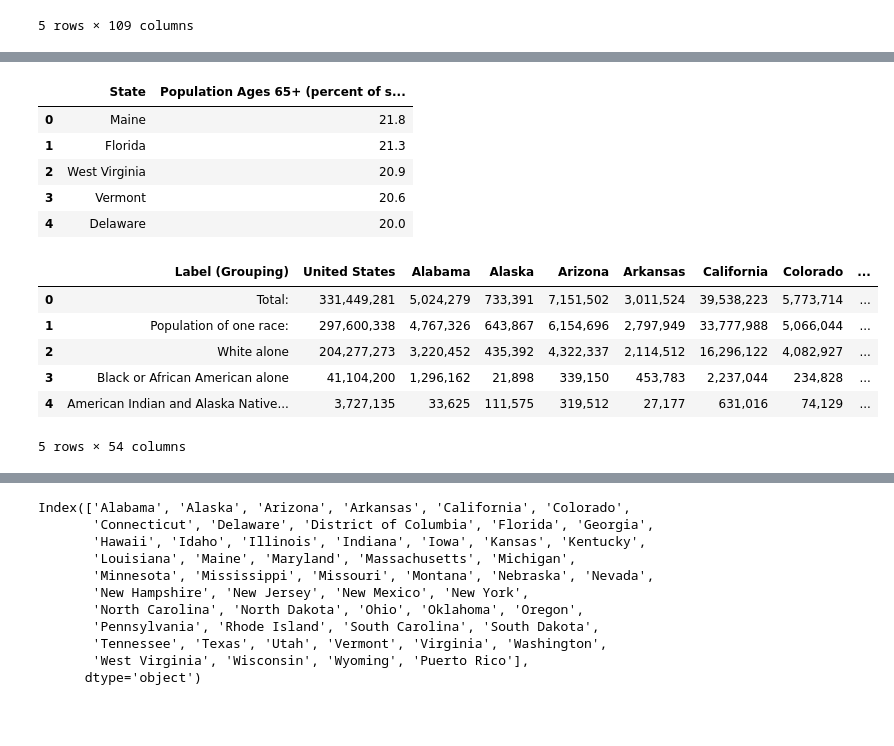
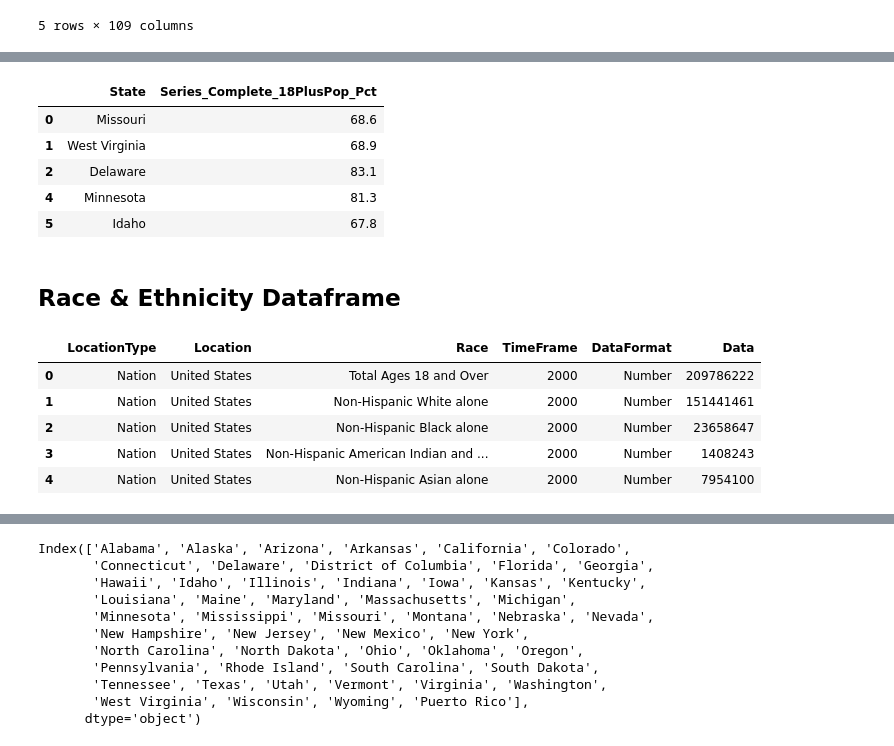
Before and after one commit to meeyoungPH/covid-deep-dive, a Jupyter notebook: long_covid/long_covid.ipynb, the cells around one changed output, grey strips where cells are left out. Drawn from its saved outputs; the diff is of its cells as text; code cells hidden in the pictures; blank space fills up the shorter version.

```diff
--- a/long_covid/long_covid.ipynb
+++ b/long_covid/long_covid.ipynb
@@ -189,31 +180,24 @@ See the caveats in the documentation: https://pandas.pydata.org/pandas-docs/stab
 # %%
 # Remove rows with zero values
-m_vaccination_df= m_vaccination_df[m_vaccination_df['Series_Complete_18PlusPop_Pct'] != 0]
-# m_vaccination_df
+m_vaccination_df= vaccination_df[vaccination_df['Series_Complete_18PlusPop_Pct'] != 0]
+m_vaccination_df.head()
+# %% [output]
+|  | State | Series_Complete_18PlusPop_Pct |
+| 0 | Missouri | 68.6 |
+| 1 | West Virginia | 68.9 |
+| 2 | Delaware | 83.1 |
+| 4 | Minnesota | 81.3 |
+| 5 | Idaho | 67.8 |
-# %%
-# Read the 65+ age file and store into Pandas DataFrames
-age_df = pd.read_csv("Resources/2020_census_age 65_ or_older.csv")
-age_df.head()
-
-# Create the dataframe with desired columns
-m_age_df = age_df[["State", "Population Ages 65+ (percent of state population)"]]
-m_age_df.head()
-# %% [output]
-|  | State | Population Ages 65+ (percent of s... |
-| 0 | Maine | 21.8 |
-| 1 | Florida | 21.3 |
-| 2 | West Virginia | 20.9 |
-| 3 | Vermont | 20.6 |
-| 4 | Delaware | 20.0 |
+# %% [markdown]
+## Race & Ethnicity Dataframe
 # %%
 # Read the race file and store into Pandas DataFrames
-race_df = pd.read_csv("Resources/2020_census_ race.csv")
-race_df.head()
+race_ethnicity_df = pd.read_csv("Resources/Raw Adult population by race and ethnicity.csv")
+race_ethnicity_df.head()
 # %% [output]
-|  | Label (Grouping) | United States | Alabama | Alaska | Arizona | Arkansas | California | Colorado | ... |
-| 0 | Total: | 331,449,281 | 5,024,279 | 733,391 | 7,151,502 | 3,011,524 | 39,538,223 | 5,773,714 | ... |
-| 1 | Population of one race: | 297,600,338 | 4,767,326 | 643,867 | 6,154,696 | 2,797,949 | 33,777,988 | 5,066,044 | ... |
-| 2 | White alone | 204,277,273 | 3,220,452 | 435,392 | 4,322,337 | 2,114,512 | 16,296,122 | 4,082,927 | ... |
-| 3 | Black or African American alone | 41,104,200 | 1,296,162 | 21,898 | 339,150 | 453,783 | 2,237,044 | 234,828 | ... |
-| 4 | American Indian and Alaska Native... | 3,727,135 | 33,625 | 111,575 | 319,512 | 27,177 | 631,016 | 74,129 | ... |
+|  | LocationType | Location | Race | TimeFrame | DataFormat | Data |
+| 0 | Nation | United States | Total Ages 18 and Over | 2000 | Number | 209786222 |
+| 1 | Nation | United States | Non-Hispanic White alone | 2000 | Number | 151441461 |
+| 2 | Nation | United States | Non-Hispanic Black alone | 2000 | Number | 23658647 |
+| 3 | Nation | United States | Non-Hispanic American Indian and ... | 2000 | Number | 1408243 |
+| 4 | Nation | United States | Non-Hispanic Asian alone | 2000 | Number | 7954100 |
-5 rows × 54 columns
```
Also changed, not shown: parts of 36 cells of this notebook, 5 other files.
